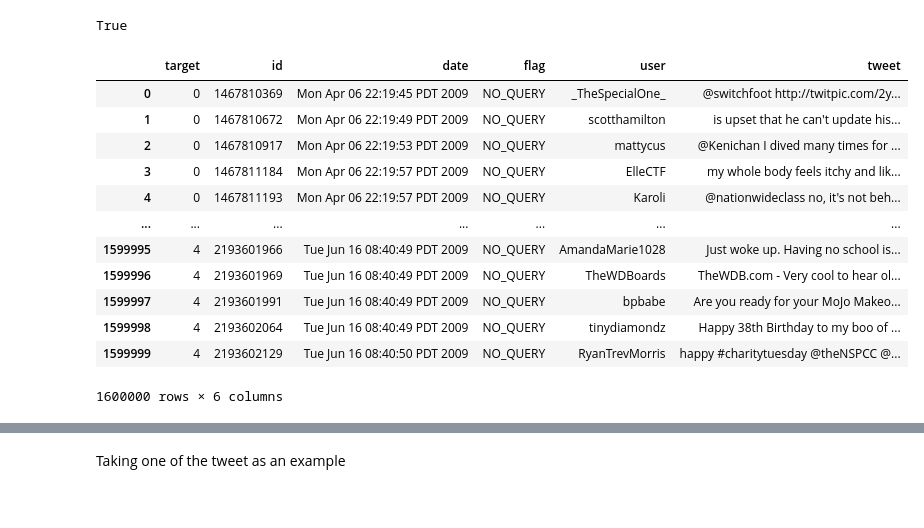
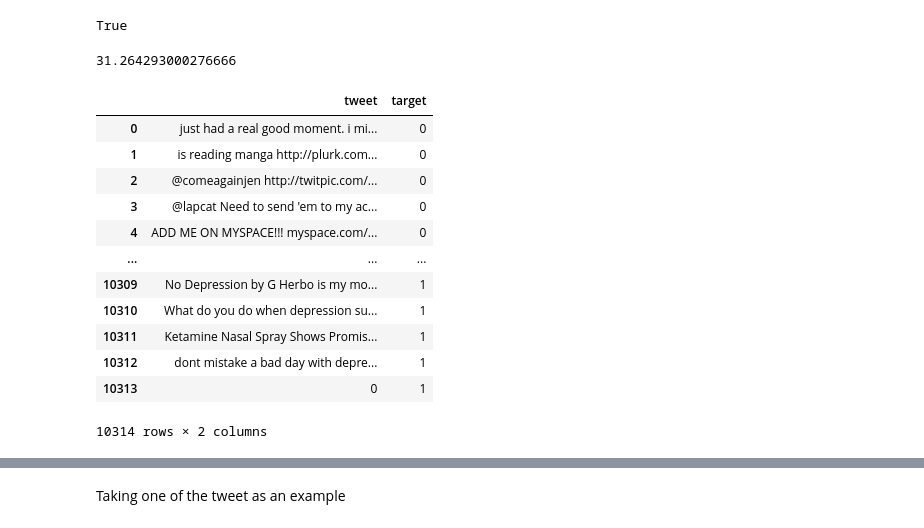
Before and after one commit to BryanEgbert/sentimental_analysis, a Jupyter notebook: main.ipynb, the cells around one changed output, grey strips where cells are left out. Drawn from its saved outputs; the diff is of its cells as text; code cells hidden in the pictures.

```diff
--- a/main.ipynb
+++ b/main.ipynb
@@ -32,25 +32,42 @@ nltk.download('vader_lexicon')
 [nltk_data]     /home/bryan/nltk_data...
 [nltk_data]   Package vader_lexicon is already up-to-date!
 True
+# %%
+import timeit
+
+def create_df():
+    header = ['id', 'tweet', 'target']
+
+    df = pd.read_csv('sentiment_tweets3.csv', names=header, header=0, encoding='latin-1')
+
+    df = df.drop('id', axis=1)
+
+    return df
+
+timeit.Timer(create_df).timeit(number=1) * 1000
+# %% [output]
+31.264293000276666
 # %%
-header = ['target', 'id', 'date', 'flag', 'user', 'tweet']
+header = ['id', 'tweet', 'target']
 
-df = pd.read_csv('training.1600000.processed.noemoticon.csv', names=header, header=None, encoding='latin-1')
+df = pd.read_csv('sentiment_tweets3.csv', names=header, header=0, encoding='latin-1')
+df = df.drop('id', axis=1)
+
 df
 # %% [output]
-|  | target | id | date | flag | user | tweet |
-| 0 | 0 | 1467810369 | Mon Apr 06 22:19:45 PDT 2009 | NO_QUERY | _TheSpecialOne_ | @switchfoot http://twitpic.com/2y... |
-| 1 | 0 | 1467810672 | Mon Apr 06 22:19:49 PDT 2009 | NO_QUERY | scotthamilton | is upset that he can't update his... |
-| 2 | 0 | 1467810917 | Mon Apr 06 22:19:53 PDT 2009 | NO_QUERY | mattycus | @Kenichan I dived many times for ... |
-| 3 | 0 | 1467811184 | Mon Apr 06 22:19:57 PDT 2009 | NO_QUERY | ElleCTF | my whole body feels itchy and lik... |
-| 4 | 0 | 1467811193 | Mon Apr 06 22:19:57 PDT 2009 | NO_QUERY | Karoli | @nationwideclass no, it's not beh... |
-| ... | ... | ... | ... | ... | ... | ... |
-| 1599995 | 4 | 2193601966 | Tue Jun 16 08:40:49 PDT 2009 | NO_QUERY | AmandaMarie1028 | Just woke up. Having no school is... |
-| 1599996 | 4 | 2193601969 | Tue Jun 16 08:40:49 PDT 2009 | NO_QUERY | TheWDBoards | TheWDB.com - Very cool to hear ol... |
-| 1599997 | 4 | 2193601991 | Tue Jun 16 08:40:49 PDT 2009 | NO_QUERY | bpbabe | Are you ready for your MoJo Makeo... |
-| 1599998 | 4 | 2193602064 | Tue Jun 16 08:40:49 PDT 2009 | NO_QUERY | tinydiamondz | Happy 38th Birthday to my boo of ... |
-| 1599999 | 4 | 2193602129 | Tue Jun 16 08:40:50 PDT 2009 | NO_QUERY | RyanTrevMorris | happy #charitytuesday @theNSPCC @... |
+|  | tweet | target |
+| 0 | just had a real good moment. i mi... | 0 |
+| 1 | is reading manga http://plurk.com... | 0 |
+| 2 | @comeagainjen http://twitpic.com/... | 0 |
+| 3 | @lapcat Need to send 'em to my ac... | 0 |
+| 4 | ADD ME ON MYSPACE!!! myspace.com/... | 0 |
+| ... | ... | ... |
+| 10309 | No Depression by G Herbo is my mo... | 1 |
+| 10310 | What do you do when depression su... | 1 |
+| 10311 | Ketamine Nasal Spray Shows Promis... | 1 |
+| 10312 | dont mistake a bad day with depre... | 1 |
+| 10313 | 0 | 1 |
-1600000 rows × 6 columns
+10314 rows × 2 columns
 # %%
 df.describe()
 # %% [output]
```
Also changed, not shown: parts of 6 cells of this notebook, 2 other files.
